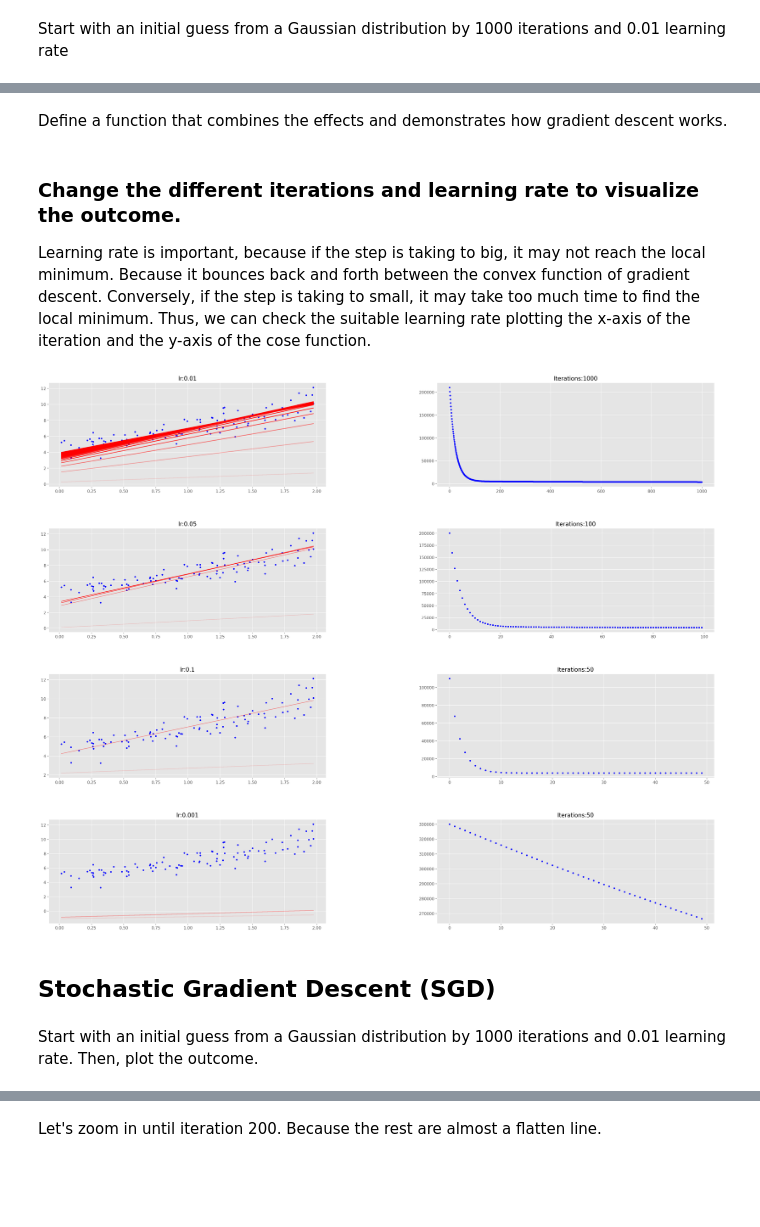
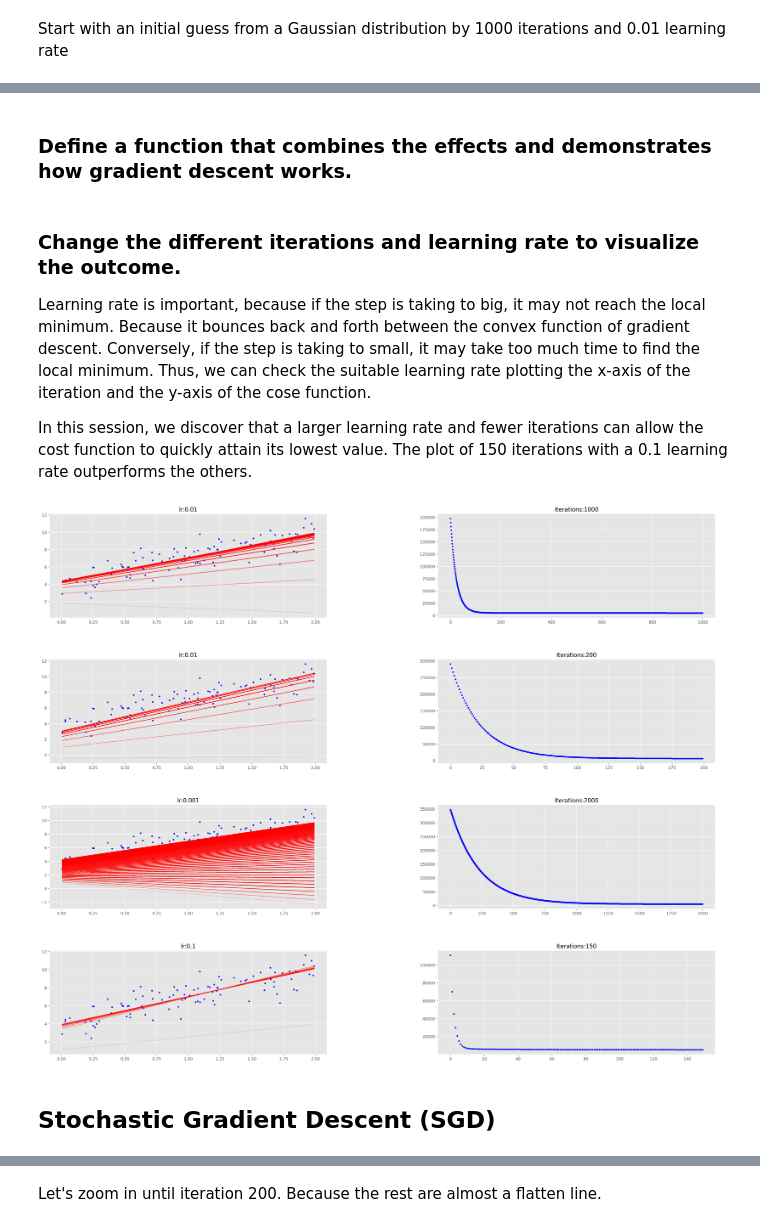
Before and after one commit to twyunting/DATA-642_Advanced_Machine_Learning, a Jupyter notebook: Quizes/01/Yunting_quiz01.ipynb, the cells around one changed output, grey strips where cells are left out. Drawn from its saved outputs; the diff is of its cells as text; code cells hidden in the pictures; blank space fills up the shorter version.

```diff
--- a/Quizes/01/Yunting_quiz01.ipynb
+++ b/Quizes/01/Yunting_quiz01.ipynb
@@ -125,5 +127,5 @@ _=ax.plot(range(200),cost_history[:200],'b.')
 # %% [markdown]
-Define a function that combines the effects and demonstrates how gradient descent works.
+### Define a function that combines the effects and demonstrates how gradient descent works.
 # %%
 def plot_GD(n_iter,lr,ax,ax1=None):
      """
@@ -155,25 +157,27 @@ def plot_GD(n_iter,lr,ax,ax1=None):
 ### Change the different iterations and learning rate to visualize the outcome.
 
 Learning rate is important, because if the step is taking to big, it may not reach the local minimum. Because it bounces back and forth between the convex function of gradient descent. Conversely, if the step is taking to small, it may take too much time to find the local minimum. Thus, we can check the suitable learning rate plotting the x-axis of the iteration and the y-axis of the cose function.
+
+In this session, we discover that a larger learning rate and fewer iterations can allow the cost function to quickly attain its lowest value. The plot of 150 iterations with a 0.1 learning rate outperforms the others.
 # %%
 fig = plt.figure(figsize=(30,25),dpi=200)
 fig.subplots_adjust(hspace=0.4, wspace = 0.4)
 
-it_lr =[(1000, 0.01), (100, 0.05), (50, 0.1), (50, 0.001)] # literation, learning rate
+it_lr =[(1000, 0.01), (200, 0.01), (2000, 0.001), (150, 0.1)] # literation, learning rate
 count =0
 for n_iter, lr in it_lr:
   count += 1
 
   ax = fig.add_subplot(4, 2, count)
   count += 1
 
   ax1 = fig.add_subplot(4, 2,count)
 
   ax.set_title("lr:{}".format(lr))
   ax1.set_title("Iterations:{}".format(n_iter))
   plot_GD(n_iter,lr,ax,ax1)
 # %% [output]
-[figure, old version]
+[figure, new version]
 # %% [markdown]
 ## Stochastic Gradient Descent (SGD)
 # %%
@@ -203,5 +207,3 @@ def stocashtic_gradient_descent(X,y,theta,learning_rate=0.01,iterations=10):
         cost_history[it]  = cost
 
     return theta, cost_history
-# %% [markdown]
-Start with an initial guess from a Gaussian distribution by 1000 iterations and 0.01 learning rate. Then, plot the outcome.
```
Also changed, not shown: parts of 17 cells of this notebook, 1 other file.
